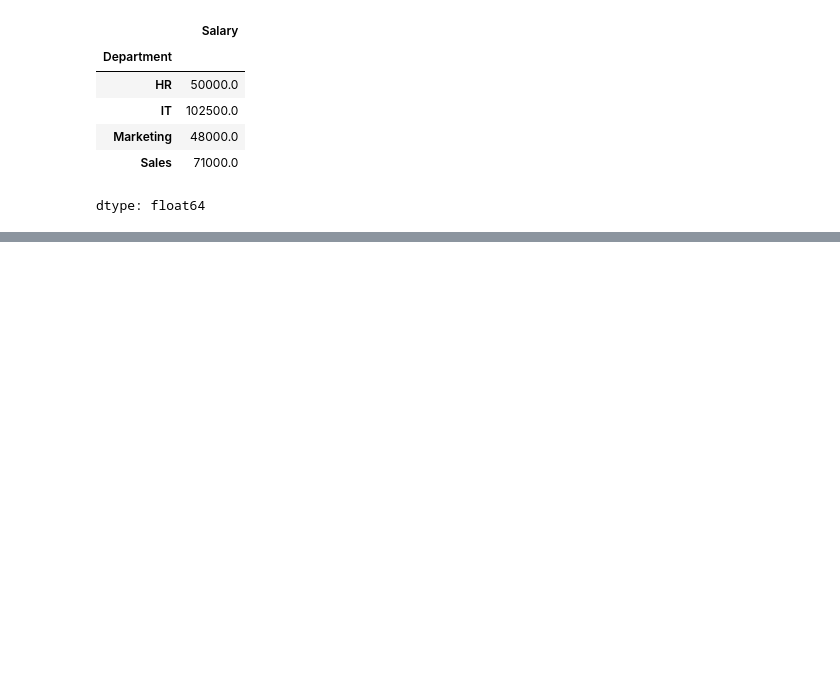
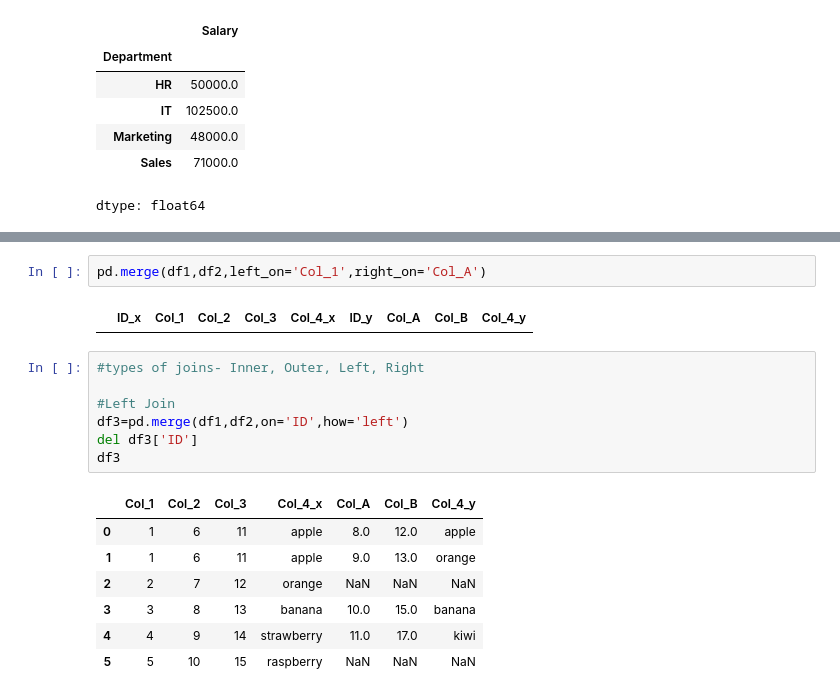
Before and after one commit to SShresth7272/Python-Code, a Jupyter notebook: Copy_of_Python_Pandas_Practice_sheet1.ipynb, the cells around one changed output, grey strips where cells are left out. Cells and saved outputs as stored; diff of their text form; blank space fills up the shorter version.

```diff
--- a/Copy_of_Python_Pandas_Practice_sheet1.ipynb
+++ b/Copy_of_Python_Pandas_Practice_sheet1.ipynb
@@ -664,0 +767,19 @@ grouped= df.groupby('Department')
+# %%
+pd.merge(df1,df2,left_on='Col_1',right_on='Col_A')
+# %% [output]
+|  | ID_x | Col_1 | Col_2 | Col_3 | Col_4_x | ID_y | Col_A | Col_B | Col_4_y |
+# %%
+#types of joins- Inner, Outer, Left, Right
+
+#Left Join
+df3=pd.merge(df1,df2,on='ID',how='left')
+del df3['ID']
+df3
+# %% [output]
+|  | Col_1 | Col_2 | Col_3 | Col_4_x | Col_A | Col_B | Col_4_y |
+| 0 | 1 | 6 | 11 | apple | 8.0 | 12.0 | apple |
+| 1 | 1 | 6 | 11 | apple | 9.0 | 13.0 | orange |
+| 2 | 2 | 7 | 12 | orange | NaN | NaN | NaN |
+| 3 | 3 | 8 | 13 | banana | 10.0 | 15.0 | banana |
+| 4 | 4 | 9 | 14 | strawberry | 11.0 | 17.0 | kiwi |
+| 5 | 5 | 10 | 15 | raspberry | NaN | NaN | NaN |
```
Also changed, not shown: parts of 14 cells of this notebook.
